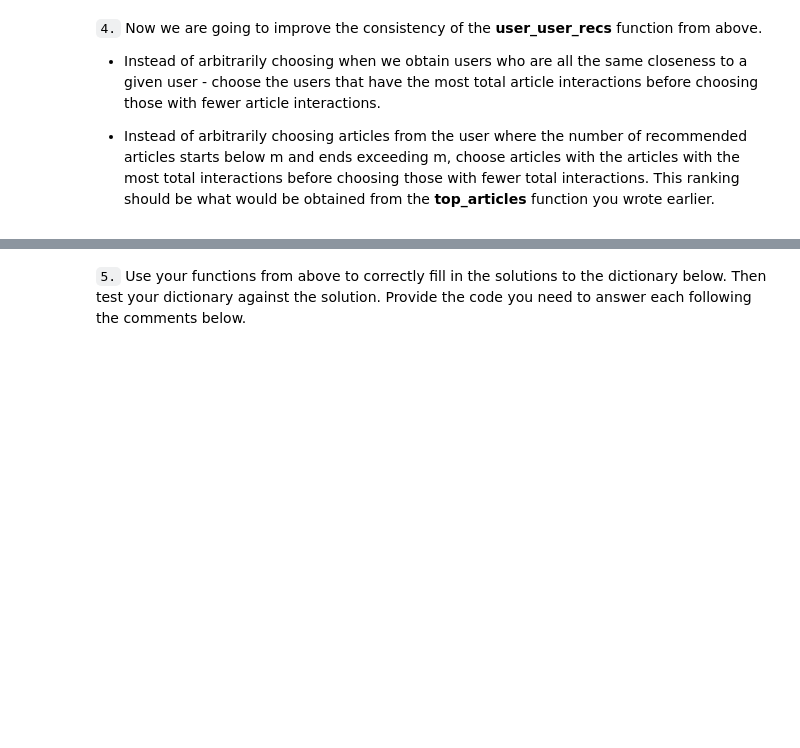
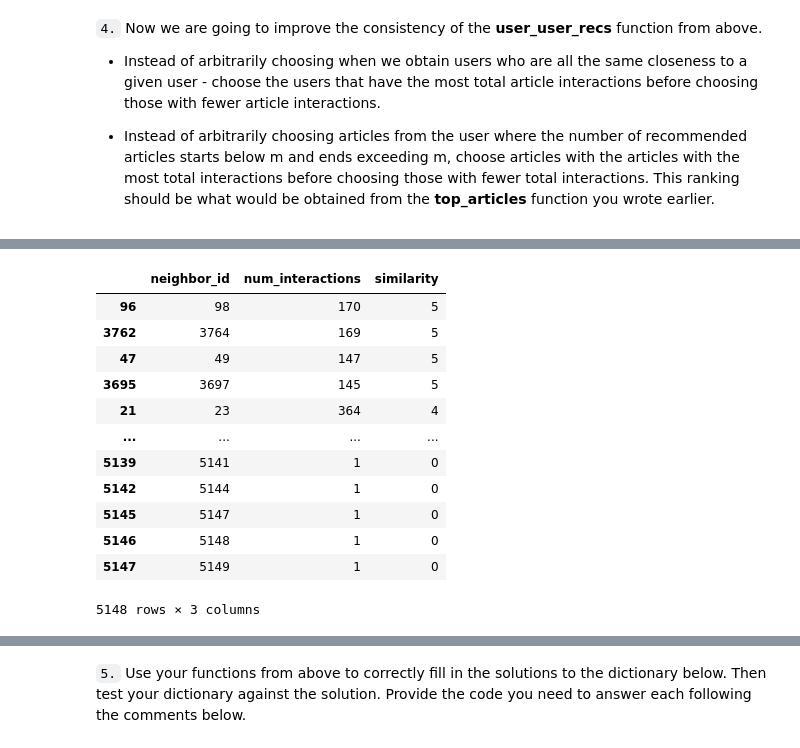
Before and after one commit to LourensWalters/data-science, a Jupyter notebook: notebooks/recommendation-engine/Recommendations_with_IBM.ipynb, the cells around one changed output, grey strips where cells are left out. Cells and saved outputs as stored; diff of their text form; code cells hidden in the pictures; blank space fills up the shorter version.

```diff
--- a/notebooks/recommendation-engine/Recommendations_with_IBM.ipynb
+++ b/notebooks/recommendation-engine/Recommendations_with_IBM.ipynb
@@ -540,29 +538,3 @@ If this is all you see, you passed all of our tests!  Nice job!
 
 
 * Instead of arbitrarily choosing articles from the user where the number of recommended articles starts below m and ends exceeding m, choose articles with the articles with the most total interactions before choosing those with fewer total interactions. This ranking should be  what would be obtained from the **top_articles** function you wrote earlier.
-# %%
-user_id = 20
-
-# Fill any NA values with 0
-neighbors_df = user_item.fillna(0).copy()
-
-# Remove user_id field from dataframe
-neighbors_df.drop(labels=[user_id], axis=0, inplace=True)
-
-# Calculate number of interactions and similarity
-interactions = neighbors_df.sum(axis=1)
-interactions.rename('num_interactions', axis=1)
-
-user_id = 1
-similarity = neighbors_df.dot(neighbors_df.loc[user_id].T)
-similarity.rename('similarity', axis=1)
-
-neighbors_df = pd.concat([neighbors_df, similarity.rename('similarity'), interactions.rename('num_interactions')], axis=1)
-
-# Subset only values we are interested in
-#neighbors_df = neighbors_df[['neighbor_id']]
-neighbors_df = neighbors_df[['num_interactions', 'similarity']]
-neighbors_df.rename_axis('neighbor_id')
-neighbors_df = neighbors_df.reset_index()
-
-neighbors_df = neighbors_df.sort_values(['similarity'], ascending = False)
@@ -658,0 +623,24 @@ def get_top_sorted_users(user_id_match, user_article_list = df, user_article_mat
+# %%
+user_id_matched = 2
+user_article_list = df
+num_recommendations = 10
+# %%
+
+# Get dataframe with others users sorted in order of similarity and number of interactions.
+neighbours = get_top_sorted_users(user_id_matched)
+# %%
+neighbours
+# %% [output]
+|  | neighbor_id | num_interactions | similarity |
+| 96 | 98 | 170 | 5 |
+| 3762 | 3764 | 169 | 5 |
+| 47 | 49 | 147 | 5 |
+| 3695 | 3697 | 145 | 5 |
+| 21 | 23 | 364 | 4 |
+| ... | ... | ... | ... |
+| 5139 | 5141 | 1 | 0 |
+| 5142 | 5144 | 1 | 0 |
+| 5145 | 5147 | 1 | 0 |
+| 5146 | 5148 | 1 | 0 |
+| 5147 | 5149 | 1 | 0 |
+5148 rows × 3 columns
```
Also changed, not shown: parts of 18 cells of this notebook.
